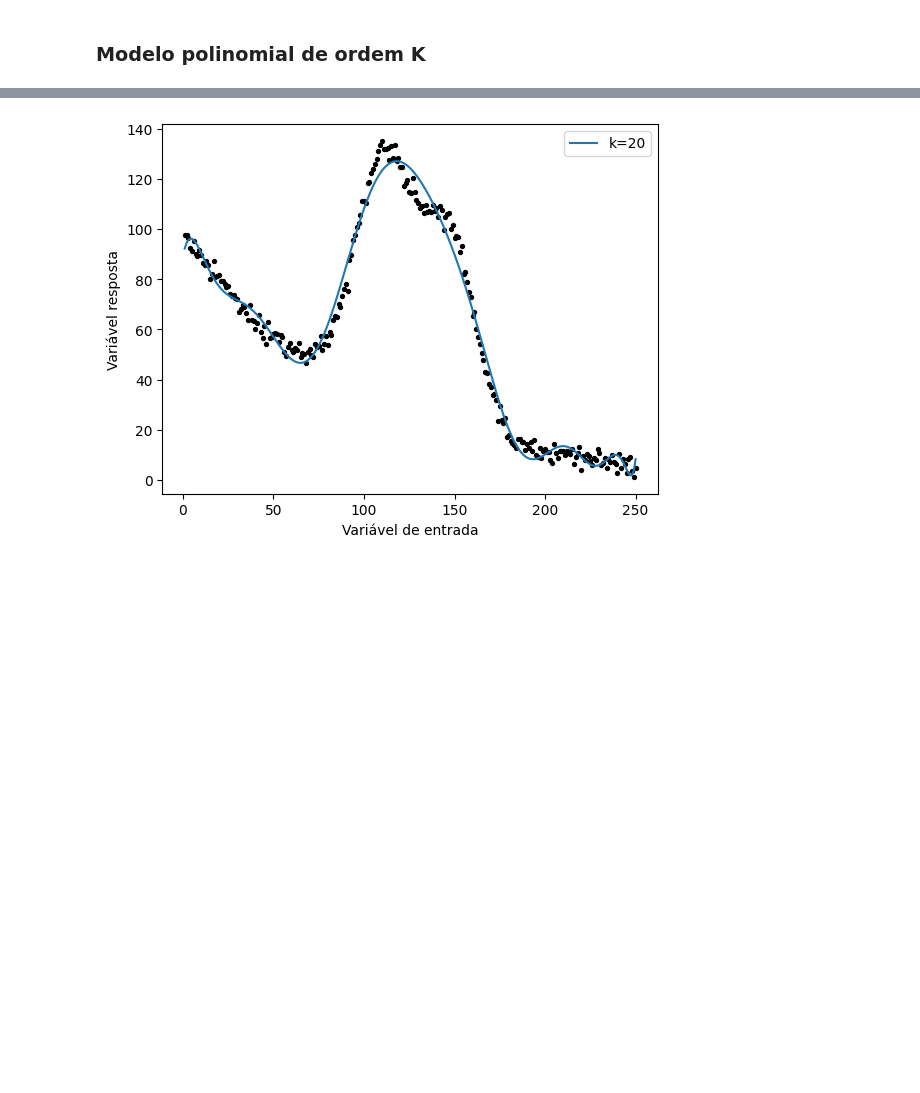
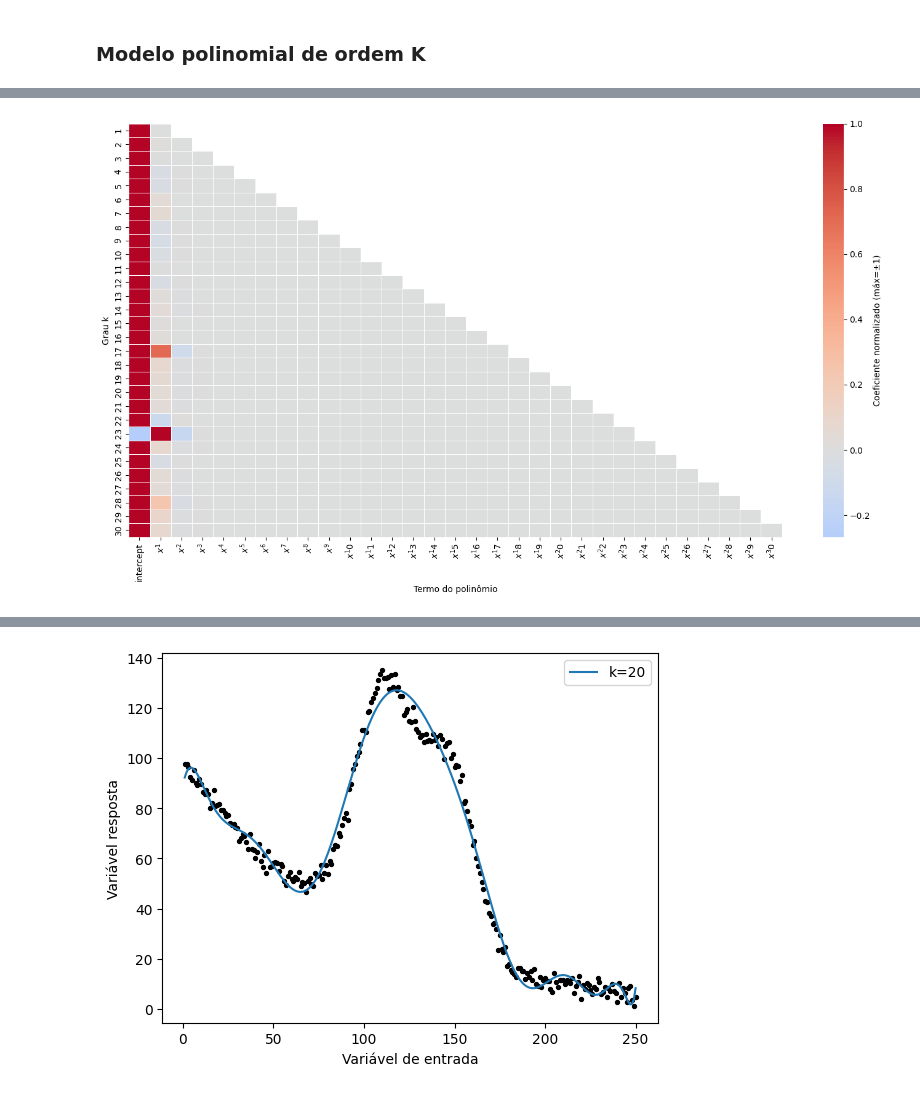
Before and after one commit to LuisFelipeCSouza/inteligencia-computacional-aplicada, a Jupyter notebook: trabalho-1/main.ipynb, the cells around one changed output, grey strips where cells are left out. Drawn from its saved outputs; the diff is of its cells as text; code cells hidden in the pictures; blank space fills up the shorter version.

```diff
--- a/trabalho-1/main.ipynb
+++ b/trabalho-1/main.ipynb
@@ -32,15 +37,16 @@ y = data[:, [0]]
 ## Modelo Polinomial de ordem k.
 # %%
 class PolynomialRegression:
-    def __init__(self, degree):
+    def __init__(self, degree, lmbda=0.0):
         self.degree = degree
+        self.lmbda = lmbda
         self.coefficients = None
 
     def fit(self, X, y):
 
         X_poly = self._polymonil_features(X, self.degree)
-        # self.coefficients = np.linalg.lstsq(X_poly, y, rcond=None)[0]
-        self.coefficients = np.linalg.solve(X_poly.T @ X_poly, X_poly.T @ y)
+        I = np.eye(X.shape[1])
+        self.coefficients = np.linalg.solve(X_poly.T @ X_poly + self.lmbda * I, X_poly.T @ y)
 
     def predict(self, X):
         X_poly = self._polymonil_features(X, self.degree)
@@ -224,0 +261,14 @@ for i in range(4, 20+1):
+# %%
+max_abs = df.abs().max(axis=1)
+df_norm = df.div(max_abs, axis=0)
+# A coluna que antes era dominante agora terá valor ±1, e as demais ficarão entre -1 e 1.
+
+plt.figure(figsize=(14, 8))
+sns.heatmap(df_norm, annot=False, cmap='coolwarm', center=0,
+            linewidths=.5, cbar_kws={'label': 'Coeficiente normalizado (máx=±1)'})
+plt.xlabel('Termo do polinômio')
+plt.ylabel('Grau k')
+plt.tight_layout()
+plt.show()
+# %% [output]
+[figure, added]
```
Also changed, not shown: parts of 25 cells of this notebook.
